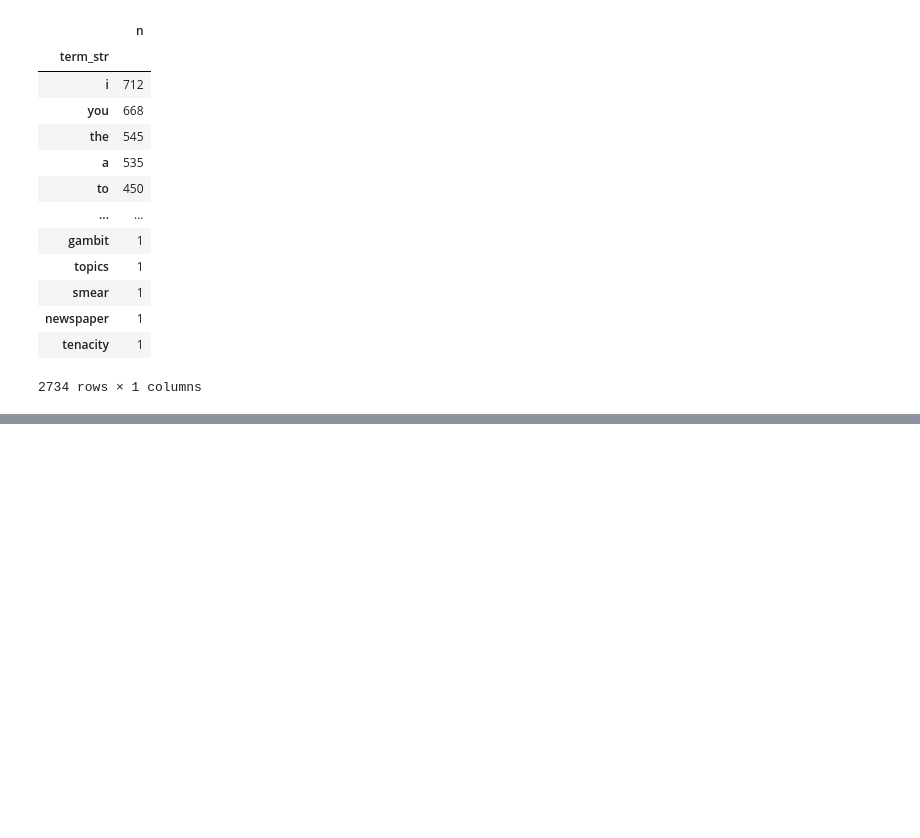
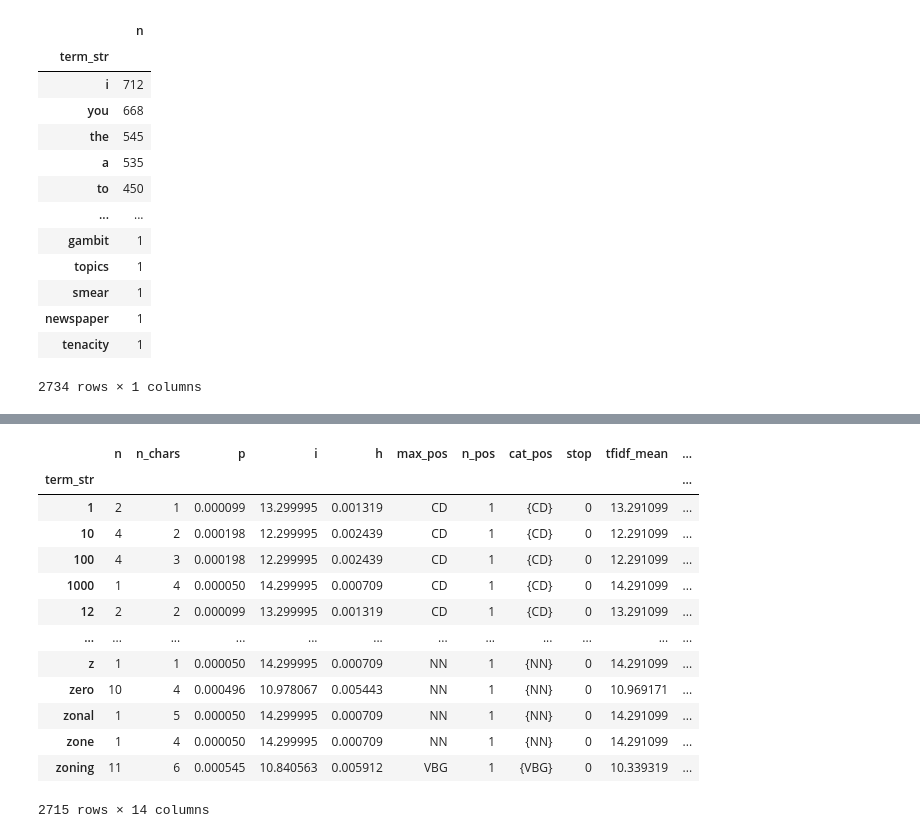
Before and after one commit to erictria/sitcom-text-analysis, a Jupyter notebook: extract_data.ipynb, the cells around one changed output, grey strips where cells are left out. Drawn from its saved outputs; the diff is of its cells as text; code cells hidden in the pictures; blank space fills up the shorter version.

```diff
--- a/extract_data.ipynb
+++ b/extract_data.ipynb
@@ -151,0 +171,17 @@ pnr_corp_enhanced[pnr_corp_enhanced.pos == 'NNP']
+# %%
+pnr_vocab_enhanced
+# %% [output]
+|  | n | n_chars | p | i | h | max_pos | n_pos | cat_pos | stop | tfidf_mean | ... |
+| term_str |  |  |  |  |  |  |  |  |  |  | ... |
+| 1 | 2 | 1 | 0.000099 | 13.299995 | 0.001319 | CD | 1 | {CD} | 0 | 13.291099 | ... |
+| 10 | 4 | 2 | 0.000198 | 12.299995 | 0.002439 | CD | 1 | {CD} | 0 | 12.291099 | ... |
+| 100 | 4 | 3 | 0.000198 | 12.299995 | 0.002439 | CD | 1 | {CD} | 0 | 12.291099 | ... |
+| 1000 | 1 | 4 | 0.000050 | 14.299995 | 0.000709 | CD | 1 | {CD} | 0 | 14.291099 | ... |
+| 12 | 2 | 2 | 0.000099 | 13.299995 | 0.001319 | CD | 1 | {CD} | 0 | 13.291099 | ... |
+| ... | ... | ... | ... | ... | ... | ... | ... | ... | ... | ... | ... |
+| z | 1 | 1 | 0.000050 | 14.299995 | 0.000709 | NN | 1 | {NN} | 0 | 14.291099 | ... |
+| zero | 10 | 4 | 0.000496 | 10.978067 | 0.005443 | NN | 1 | {NN} | 0 | 10.969171 | ... |
+| zonal | 1 | 5 | 0.000050 | 14.299995 | 0.000709 | NN | 1 | {NN} | 0 | 14.291099 | ... |
+| zone | 1 | 4 | 0.000050 | 14.299995 | 0.000709 | NN | 1 | {NN} | 0 | 14.291099 | ... |
+| zoning | 11 | 6 | 0.000545 | 10.840563 | 0.005912 | VBG | 1 | {VBG} | 0 | 10.339319 | ... |
+2715 rows × 14 columns
```
Also changed, not shown: parts of 6 cells of this notebook, 1 other file.
